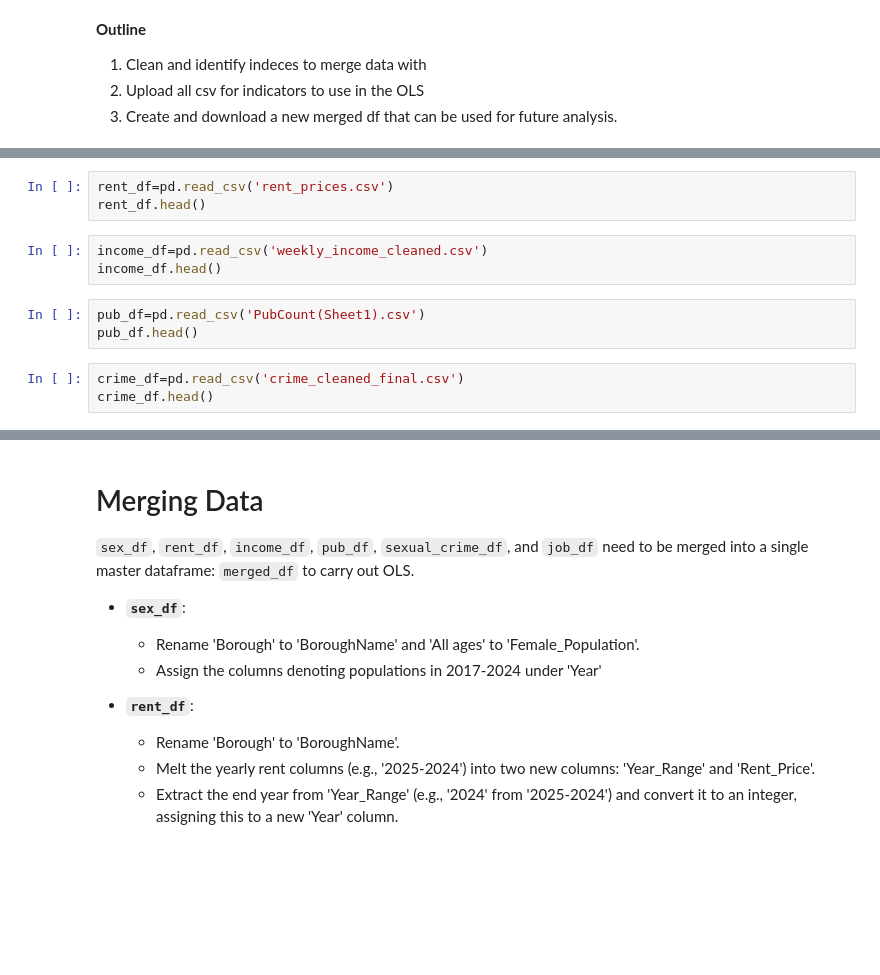
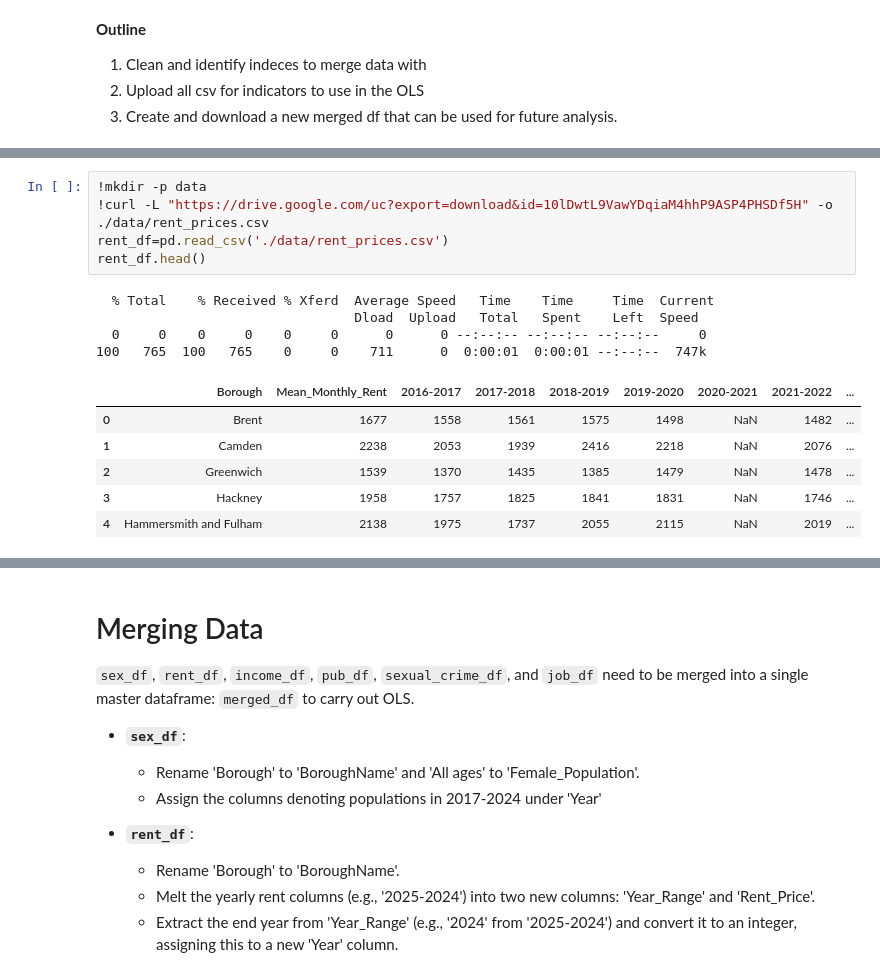
Before and after one commit to greypen2006/Final_Project, a Jupyter notebook: N3. Merge.ipynb, the cells around one changed output, grey strips where cells are left out. Drawn from its saved outputs; the diff is of its cells as text; blank space fills up the shorter version.

```diff
--- a/N3. Merge.ipynb
+++ b/N3. Merge.ipynb
@@ -43,12 +51,16 @@ sex_df.head()
-# %%
-rent_df=pd.read_csv('rent_prices.csv')
-rent_df.head()
-# %%
-income_df=pd.read_csv('weekly_income_cleaned.csv')
-income_df.head()
-# %%
-pub_df=pd.read_csv('PubCount(Sheet1).csv')
-pub_df.head()
-# %%
-crime_df=pd.read_csv('crime_cleaned_final.csv')
-crime_df.head()
+# %%
+!mkdir -p data
+!curl -L "https://drive.google.com/uc?export=download&id=10lDwtL9VawYDqiaM4hhP9ASP4PHSDf5H" -o ./data/rent_prices.csv
+rent_df=pd.read_csv('./data/rent_prices.csv')
+rent_df.head()
+# %% [output]
+  % Total    % Received % Xferd  Average Speed   Time    Time     Time  Current
+                                 Dload  Upload   Total   Spent    Left  Speed
+  0     0    0     0    0     0      0      0 --:--:-- --:--:-- --:--:--     0
+100   765  100   765    0     0    711      0  0:00:01  0:00:01 --:--:--  747k
+|  | Borough | Mean_Monthly_Rent | 2016-2017 | 2017-2018 | 2018-2019 | 2019-2020 | 2020-2021 | 2021-2022 | ... |
+| 0 | Brent | 1677 | 1558 | 1561 | 1575 | 1498 | NaN | 1482 | ... |
+| 1 | Camden | 2238 | 2053 | 1939 | 2416 | 2218 | NaN | 2076 | ... |
+| 2 | Greenwich | 1539 | 1370 | 1435 | 1385 | 1479 | NaN | 1478 | ... |
+| 3 | Hackney | 1958 | 1757 | 1825 | 1841 | 1831 | NaN | 1746 | ... |
+| 4 | Hammersmith and Fulham | 2138 | 1975 | 1737 | 2055 | 2115 | NaN | 2019 | ... |
```
Also changed, not shown: parts of 10 cells of this notebook.
